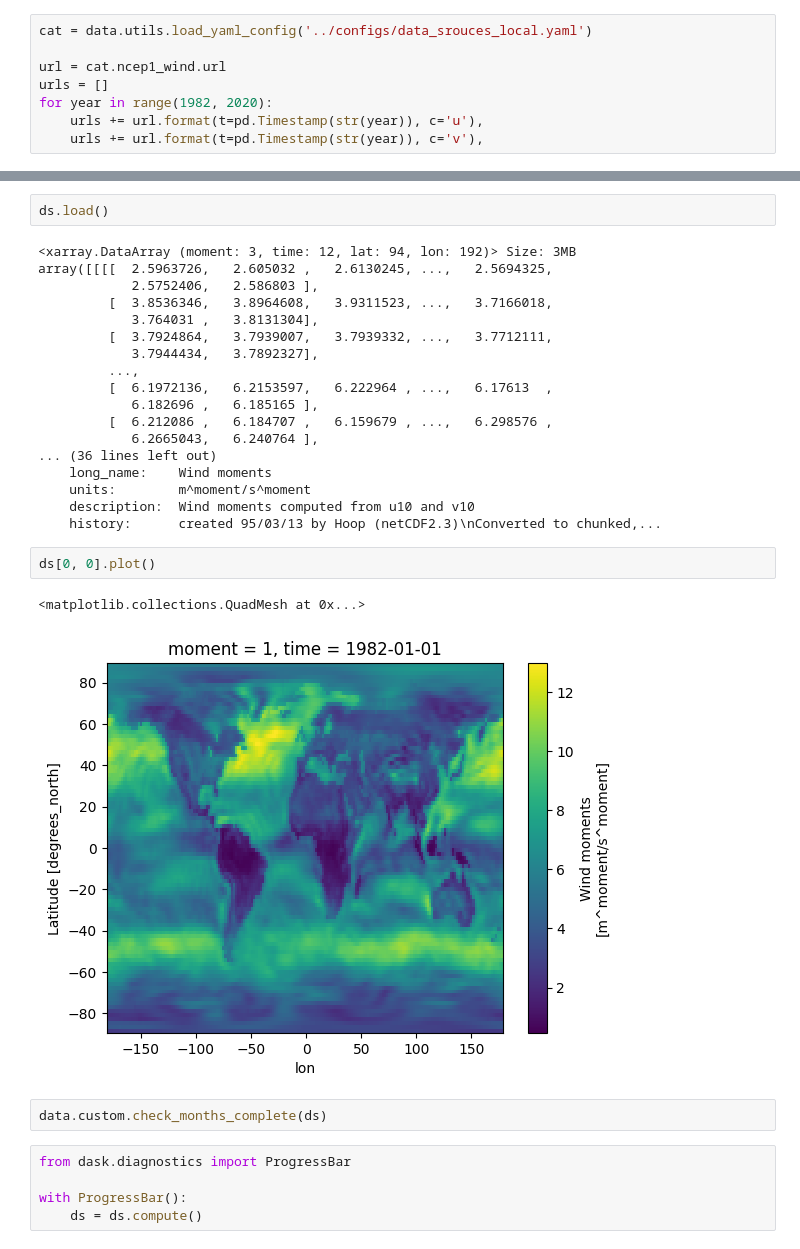
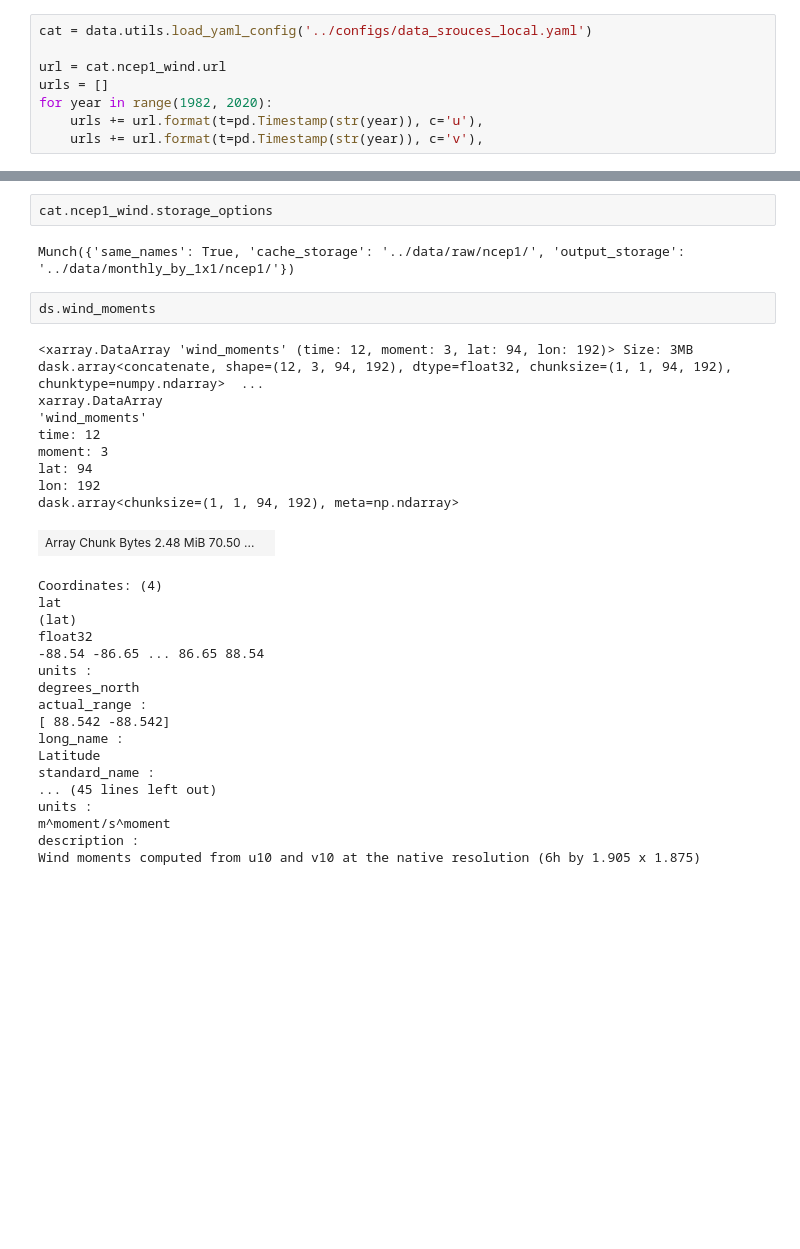
Before and after one commit to lukegre/pySeaFlux, a Jupyter notebook: notebooks/testing.ipynb, the cells around one changed output, grey strips where cells are left out. Drawn from its saved outputs; the diff is of its cells as text; blank space fills up the shorter version.

```diff
--- a/notebooks/testing.ipynb
+++ b/notebooks/testing.ipynb
@@ -140,32 +114,33 @@ ds = data.download.get_data(urls[:2], **cat.ncep1_wind)
+# %%
+cat.ncep1_wind.storage_options
+# %% [output]
+Munch({'same_names': True, 'cache_storage': '../data/raw/ncep1/', 'output_storage': '../data/monthly_by_1x1/ncep1/'})
 # %%
-ds.load()
+ds.wind_moments
 # %% [output]
-<xarray.DataArray (moment: 3, time: 12, lat: 94, lon: 192)> Size: 3MB
-array([[[[  2.5963726,   2.605032 ,   2.6130245, ...,   2.5694325,
-            2.5752406,   2.586803 ],
-         [  3.8536346,   3.8964608,   3.9311523, ...,   3.7166018,
-            3.764031 ,   3.8131304],
-         [  3.7924864,   3.7939007,   3.7939332, ...,   3.7712111,
-            3.7944434,   3.7892327],
-         ...,
-         [  6.1972136,   6.2153597,   6.222964 , ...,   6.17613  ,
-            6.182696 ,   6.185165 ],
-         [  6.212086 ,   6.184707 ,   6.159679 , ...,   6.298576 ,
-            6.2665043,   6.240764 ],
-... (36 lines left out)
-    long_name:    Wind moments
-    units:        m^moment/s^moment
-    description:  Wind moments computed from u10 and v10
-    history:      created 95/03/13 by Hoop (netCDF2.3)\nConverted to chunked,...
+<xarray.DataArray 'wind_moments' (time: 12, moment: 3, lat: 94, lon: 192)> Size: 3MB dask.array<concatenate, shape=(12, 3, 94, 192), dtype=float32, chunksize=(1, 1, 94, 192), chunktype=numpy.ndarray>  ...
+xarray.DataArray
+'wind_moments'
+time: 12
+moment: 3
+lat: 94
+lon: 192
+dask.array<chunksize=(1, 1, 94, 192), meta=np.ndarray>
+| Array Chunk Bytes 2.48 MiB 70.50 ... |  |
+Coordinates: (4)
+lat
+(lat)
+float32
+-88.54 -86.65 ... 86.65 88.54
+units :
+degrees_north
+actual_range :
+[ 88.542 -88.542]
+long_name :
+Latitude
+standard_name :
+... (45 lines left out)
+units :
+m^moment/s^moment
+description :
+Wind moments computed from u10 and v10 at the native resolution (6h by 1.905 x 1.875)
-# %%
-ds[0, 0].plot()
-# %% [output]
-<matplotlib.collections.QuadMesh at 0x...>
-[figure, removed]
-# %%
-data.custom.check_months_complete(ds)
-# %%
-from dask.diagnostics import ProgressBar
-
-with ProgressBar():
-    ds = ds.compute()
```
Also changed, not shown: parts of 18 cells of this notebook, 26 other files.
